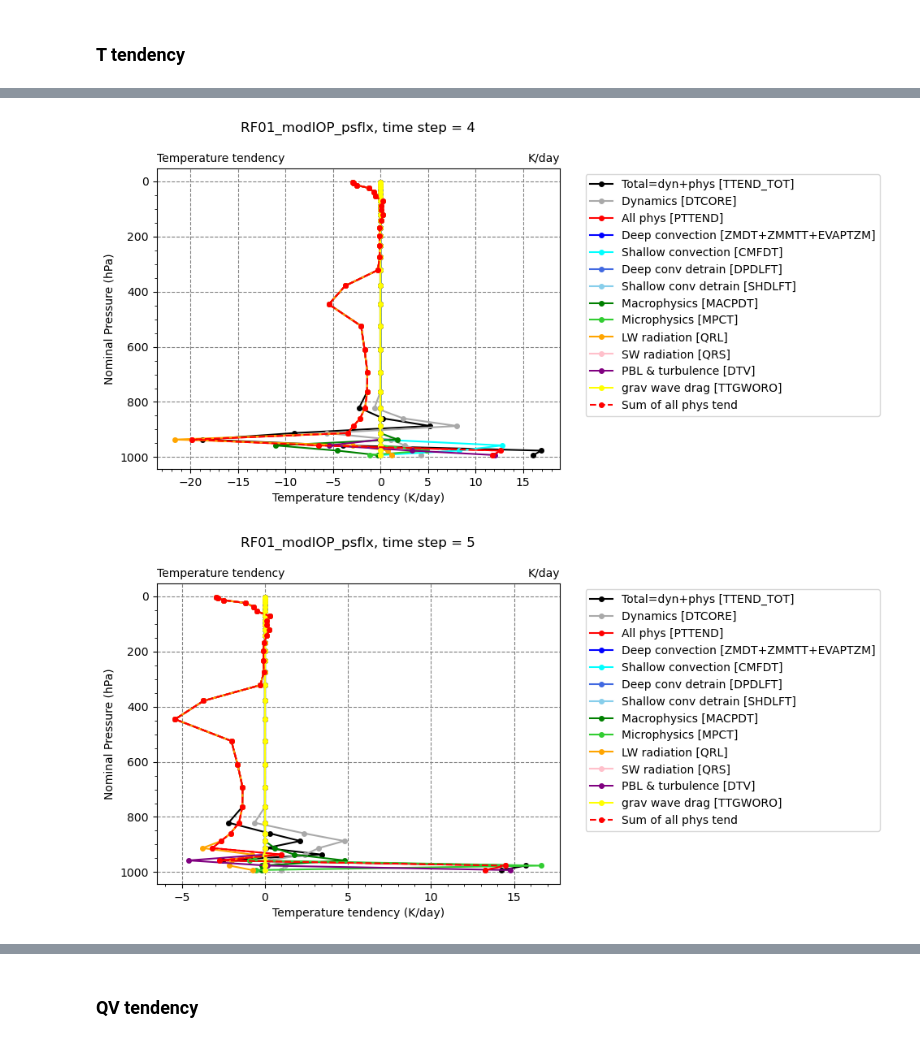
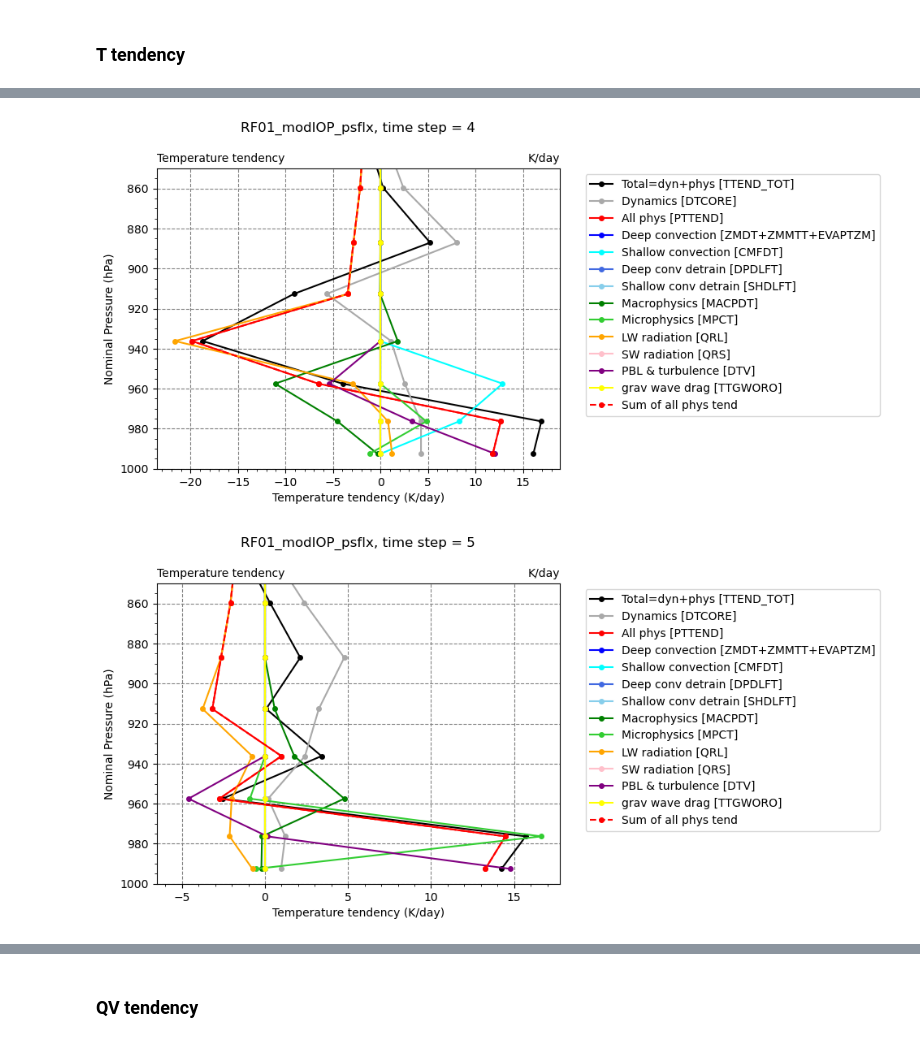
Before and after one commit to yihsuanchen/TaiESM1_Sc_diag, a Jupyter notebook: scam_taiesm1/plot/plot-scm_profiles.ipynb, the cells around one changed output, grey strips where cells are left out. Cells and saved outputs as stored; diff of their text form; code cells hidden in the pictures.

Commit message:
add a new SCM case: RF01_orgIOP_psflx; make few modifications in plot functions

```diff
--- a/scam_taiesm1/plot/plot-scm_profiles.ipynb
+++ b/scam_taiesm1/plot/plot-scm_profiles.ipynb
@@ -32,6 +32,8 @@ def read_scm_ds(choice):
         datapath = "/lfs/home/yihsuanc/data/data.TaiESM1_scm/scm_taiesm1/scm_taiesm1.dycomsrf02.psflx.0506161739/run/"
     elif ( choice == "RF02_modIOP_isflx" ):
         datapath = "/lfs/home/yihsuanc/data/data.TaiESM1_scm/scm_taiesm1/scm_taiesm1.dycomsrf02.isflx.0506160923/run/"
+    elif ( choice == "RF01_orgIOP_psflx" ):
+        datapath = "/lfs/home/yihsuanc/data/data.TaiESM1_scm/scm_taiesm1/scm_taiesm1.dycomsrf01.RF01_orgIOP.psflx.0511102811/run/"
     else:
       error_msg = f"ERROR: does not suppoer [{choice}]"
       raise ValueError(error_msg)
@@ -51,7 +53,7 @@ def read_scm_ds(choice):
 do_test="none"
 
 if (do_test == "t1"):
-    choice = "RF01_modIOP_psflx"
+    choice = "RF01_orgIOP_psflx"
     ds_scm = read_scm_ds(choice)
 
     ds_scm
@@ -241,6 +251,7 @@ def set_profile_varnames (opt):
 def plot_scm_profiles_Nv1t(ds, varnames,
                       tt=5, jj=0, ii=0,
                       title = "TaiESM1 SCM TWPICE", xlabel = "VAR", yvar = 'lev', ylabel = "Nominal Pressure (hPa)",
+                      ylim=[850, 1000],
                       do_units=True):
     """
     ----------------------
@@ -305,6 +316,10 @@ def plot_scm_profiles_Nv1t(ds, varnames,
 
     # Add labels and legend
 
+    # adjust y range
+    if (ylim is not None):
+        plt.ylim(ylim)
+
     #--- title and x & y labels
     plt.xlabel(f"{xlabel} ({units})")
     plt.ylabel(ylabel)
@@ -423,9 +428,11 @@ yhc.lib('np')
 varnames = set_profile_varnames('DT_budget')
 
 #tt_steps = [1, 2, 5, 10]
-tt_steps = np.arange(0,6)
+tt_steps = np.arange(0,10)
 
 choice = "RF01_modIOP_psflx"
+#choice = "RF01_orgIOP_psflx"
+
 ds_scm = read_scm_ds(choice)
 
 for tt in tt_steps:
@@ -438,2 +445,2 @@ for tt in tt_steps:
-[figure, old version]
+[figure, new version]
-[figure, old version]
+[figure, new version]
```
Also changed, not shown: parts of 4 cells of this notebook.
